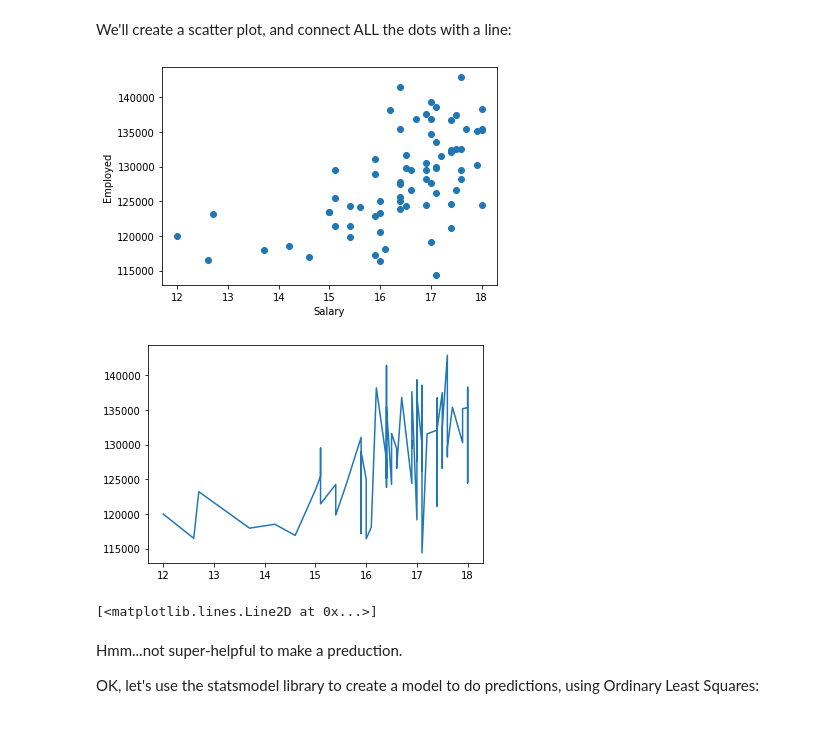
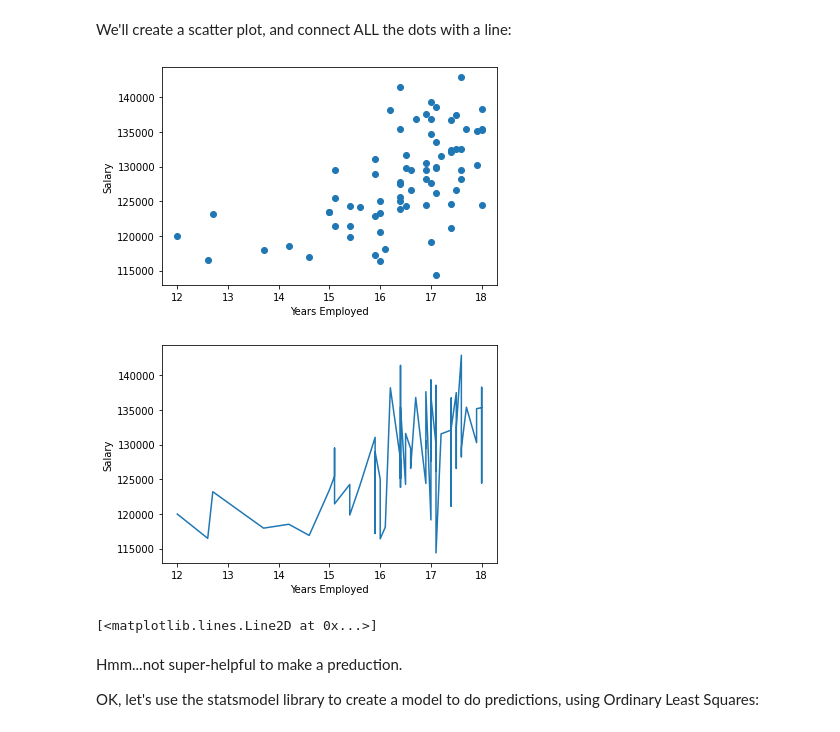
Before and after one commit to microsoft/dataexposed, a Jupyter notebook: notebooks/SOSNEP03NB01.ipynb, the cells around one changed output. Cells and saved outputs as stored; diff of their text form; code cells hidden in the pictures.

```diff
--- a/notebooks/SOSNEP03NB01.ipynb
+++ b/notebooks/SOSNEP03NB01.ipynb
@@ -59,13 +59,16 @@ Name: Employed, Length: 74, dtype: float64
 We'll create a scatter plot, and connect ALL the dots with a line:
 # %%
 plt.scatter(x1,Y)
-plt.xlabel("Salary")
-plt.ylabel("Employed")
+plt.xlabel("Years Employed")
+plt.ylabel("Salary")
+# add labels?
 plt.show()
+plt.xlabel("Years Employed")
+plt.ylabel("Salary")
 plt.plot(x1,Y)
 # %% [output]
-[figure, old version]
+[figure, new version]
-[figure, old version]
+[figure, new version]
 [<matplotlib.lines.Line2D at 0x...>]
 # %% [markdown]
 Hmm...not super-helpful to make a preduction.
```
Also changed, not shown: parts of 5 cells of this notebook, 1 other file.
